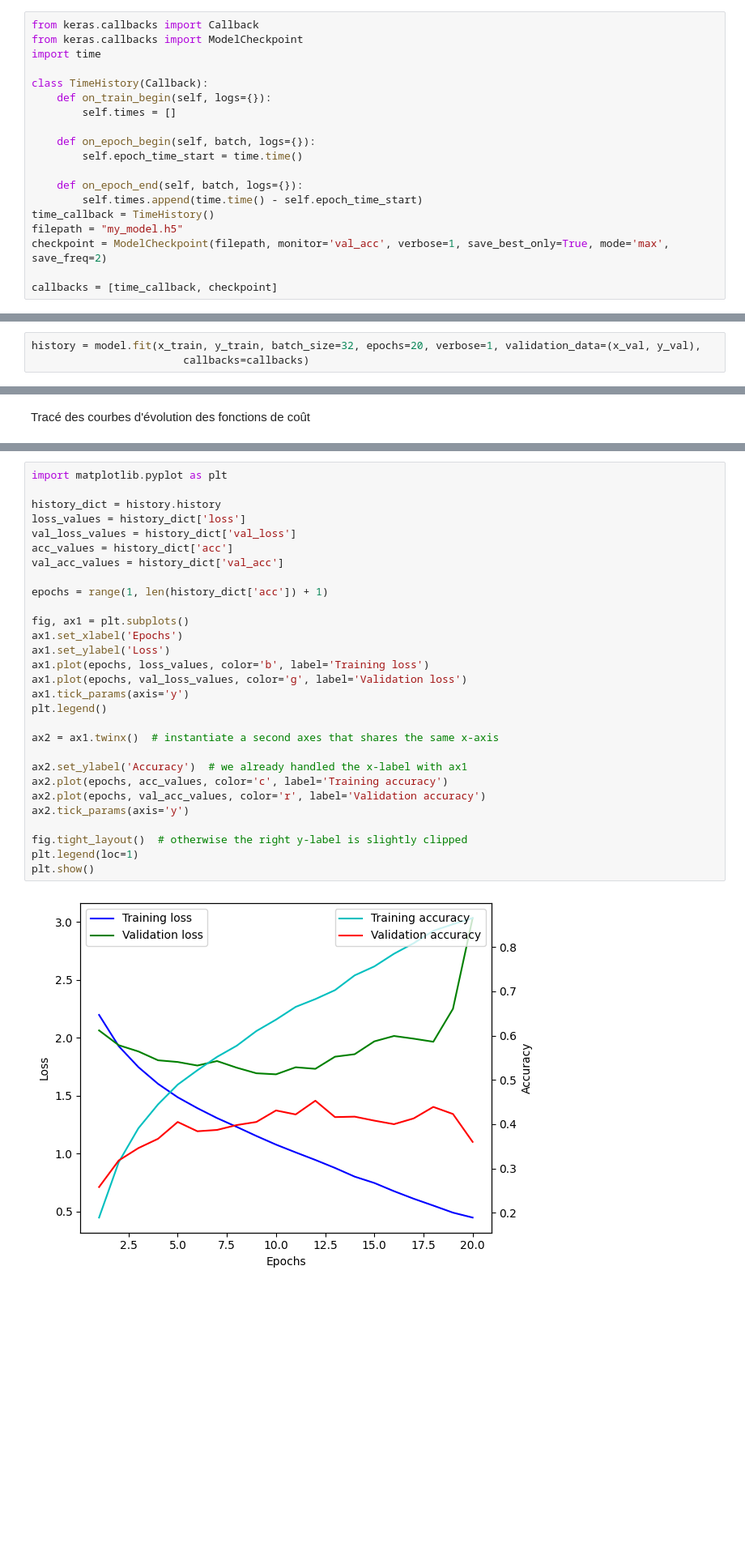
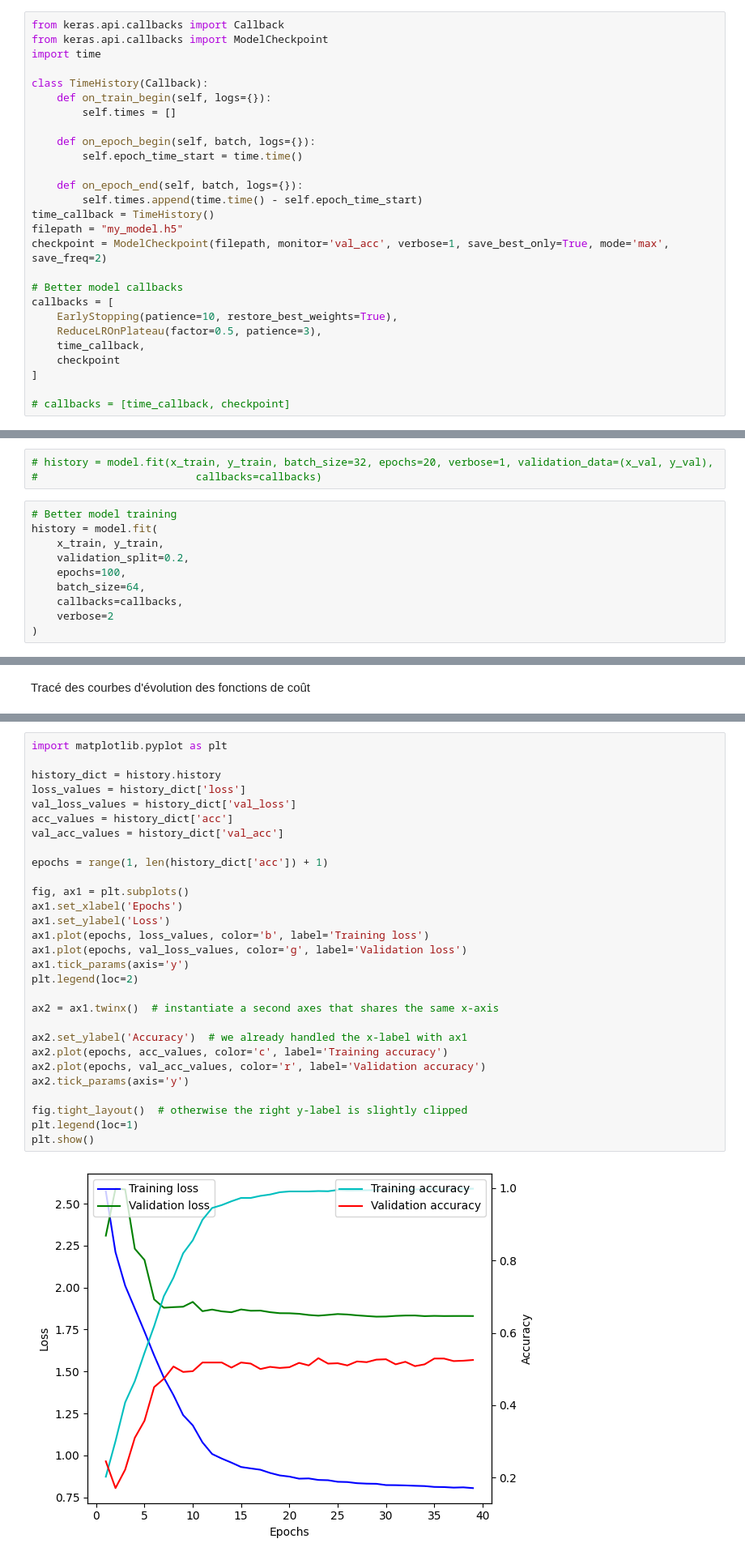
Before and after one commit to rianradeck/MI204, a Jupyter notebook: tp3/TP3_CNN.ipynb, the cells around one changed output, grey strips where cells are left out. Shown at 81% size. Cells and saved outputs as stored; diff of their text form; blank space fills up the shorter version.

```diff
--- a/tp3/TP3_CNN.ipynb
+++ b/tp3/TP3_CNN.ipynb
@@ -199,8 +279,8 @@ None
 # %% [markdown]
 *Definition du callback. A passer en première lecture.*
 # %%
-from keras.callbacks import Callback
-from keras.callbacks import ModelCheckpoint
+from keras.api.callbacks import Callback
+from keras.api.callbacks import ModelCheckpoint
 import time
 
 class TimeHistory(Callback):
@@ -216,5 +296,13 @@ time_callback = TimeHistory()
 filepath = "my_model.h5"
 checkpoint = ModelCheckpoint(filepath, monitor='val_acc', verbose=1, save_best_only=True, mode='max', save_freq=2)
 
-callbacks = [time_callback, checkpoint]
+# Better model callbacks
+callbacks = [
+    EarlyStopping(patience=10, restore_best_weights=True),
+    ReduceLROnPlateau(factor=0.5, patience=3),
+    time_callback,
+    checkpoint
+]
+
+# callbacks = [time_callback, checkpoint]
 # %%
@@ -252,3 +349,13 @@ Average step time: 21.219767056978664 ms
 # %%
-history = model.fit(x_train, y_train, batch_size=32, epochs=20, verbose=1, validation_data=(x_val, y_val),
-                        callbacks=callbacks)
+# history = model.fit(x_train, y_train, batch_size=32, epochs=20, verbose=1, validation_data=(x_val, y_val),
+#                         callbacks=callbacks)
+# %%
+# Better model training
+history = model.fit(
+    x_train, y_train,
+    validation_split=0.2,
+    epochs=100,
+    batch_size=64,
+    callbacks=callbacks,
+    verbose=2
+)
@@ -270,34 +396,34 @@ dict_keys(['acc', 'loss', 'val_acc', 'val_loss'])
 # %%
 import matplotlib.pyplot as plt
 
 history_dict = history.history
 loss_values = history_dict['loss']
 val_loss_values = history_dict['val_loss']
 acc_values = history_dict['acc']
 val_acc_values = history_dict['val_acc']
 
 epochs = range(1, len(history_dict['acc']) + 1)
 
 fig, ax1 = plt.subplots()
 ax1.set_xlabel('Epochs')
 ax1.set_ylabel('Loss')
 ax1.plot(epochs, loss_values, color='b', label='Training loss')
 ax1.plot(epochs, val_loss_values, color='g', label='Validation loss')
 ax1.tick_params(axis='y')
-plt.legend()
+plt.legend(loc=2)
 
 ax2 = ax1.twinx()  # instantiate a second axes that shares the same x-axis
 
 ax2.set_ylabel('Accuracy')  # we already handled the x-label with ax1
 ax2.plot(epochs, acc_values, color='c', label='Training accuracy')
 ax2.plot(epochs, val_acc_values, color='r', label='Validation accuracy')
 ax2.tick_params(axis='y')
 
 fig.tight_layout()  # otherwise the right y-label is slightly clipped
 plt.legend(loc=1)
 plt.show()
 # %% [output]
-[figure, old version]
+[figure, new version]
 # %% [markdown]
 ### II.5. Entraînement d'un CNN avec points d'arrêt et reprises (à passer en première lecture)
 # %% [markdown]
```
Also changed, not shown: parts of 28 cells of this notebook.
